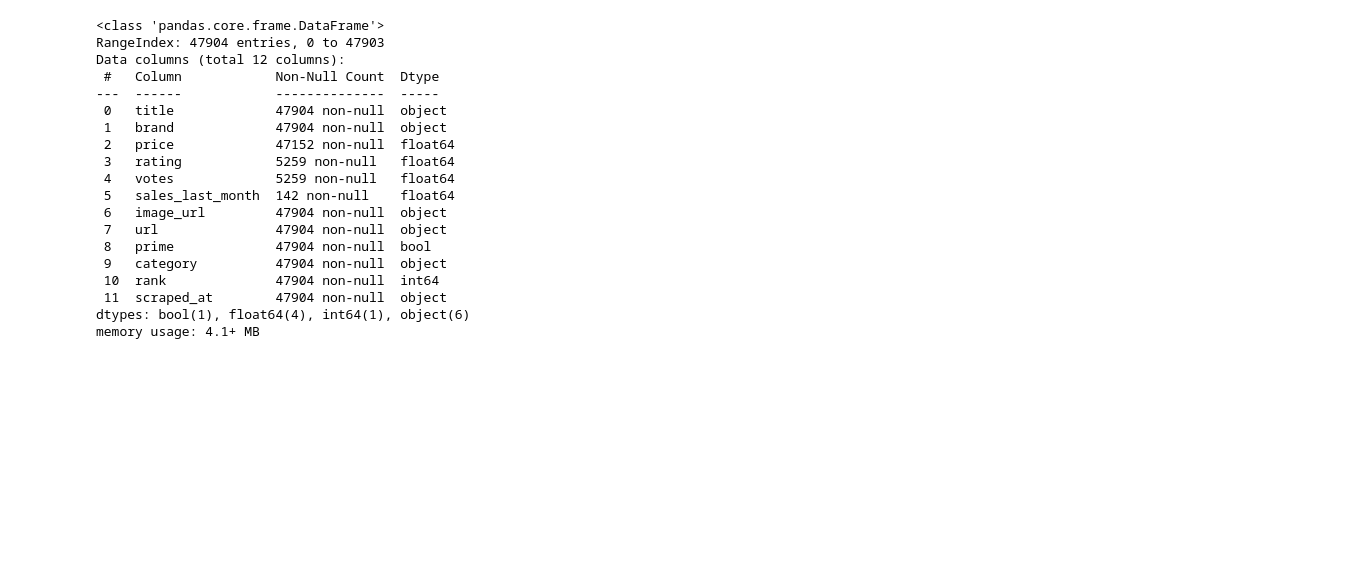
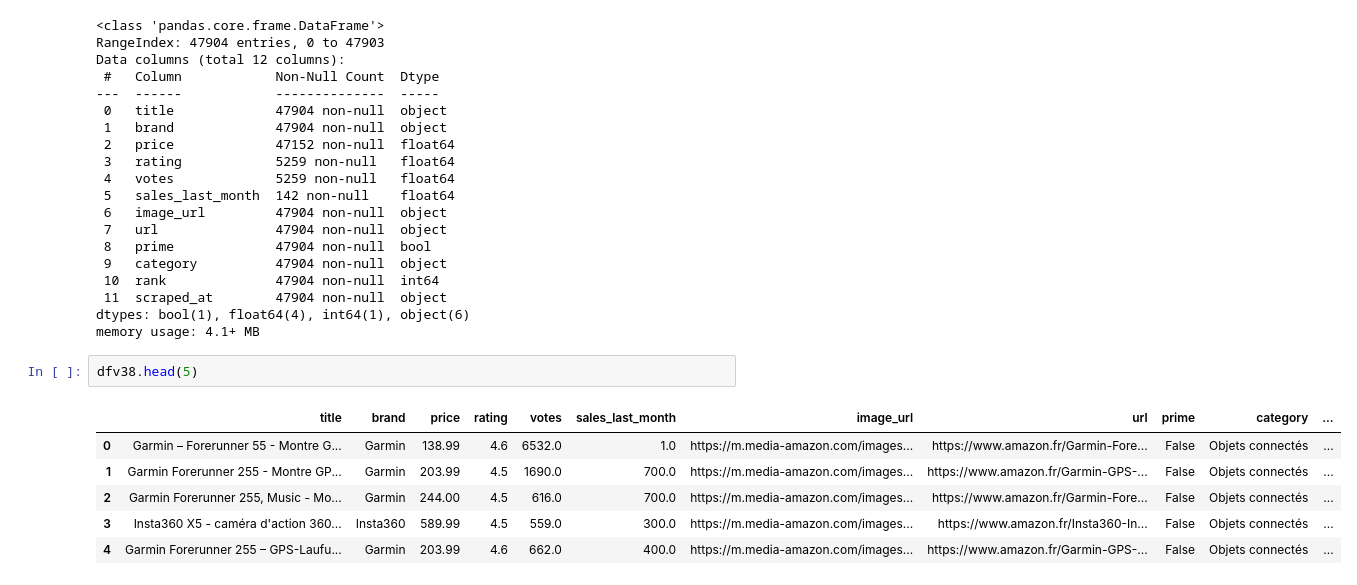
Before and after one commit to Lucas-Garriga/NicheFinder, a Jupyter notebook: notebooks/code.ipynb, the cells around one changed output. Cells and saved outputs as stored; diff of their text form; blank space fills up the shorter version.

```diff
--- a/notebooks/code.ipynb
+++ b/notebooks/code.ipynb
@@ -627,3 +627,12 @@ Data columns (total 12 columns):
  11  scraped_at        47904 non-null  object
 dtypes: bool(1), float64(4), int64(1), object(6)
 memory usage: 4.1+ MB
+# %%
+dfv38.head(5)
+# %% [output]
+|  | title | brand | price | rating | votes | sales_last_month | image_url | url | prime | category | ... |
+| 0 | Garmin – Forerunner 55 - Montre G... | Garmin | 138.99 | 4.6 | 6532.0 | 1.0 | https://m.media-amazon.com/images... | https://www.amazon.fr/Garmin-Fore... | False | Objets connectés | ... |
+| 1 | Garmin Forerunner 255 - Montre GP... | Garmin | 203.99 | 4.5 | 1690.0 | 700.0 | https://m.media-amazon.com/images... | https://www.amazon.fr/Garmin-GPS-... | False | Objets connectés | ... |
+| 2 | Garmin Forerunner 255, Music - Mo... | Garmin | 244.00 | 4.5 | 616.0 | 700.0 | https://m.media-amazon.com/images... | https://www.amazon.fr/Garmin-Fore... | False | Objets connectés | ... |
+| 3 | Insta360 X5 - caméra d'action 360... | Insta360 | 589.99 | 4.5 | 559.0 | 300.0 | https://m.media-amazon.com/images... | https://www.amazon.fr/Insta360-In... | False | Objets connectés | ... |
+| 4 | Garmin Forerunner 255 – GPS-Laufu... | Garmin | 203.99 | 4.6 | 662.0 | 400.0 | https://m.media-amazon.com/images... | https://www.amazon.fr/Garmin-GPS-... | False | Objets connectés | ... |
```
Also changed, not shown: parts of 9 cells of this notebook, 1 other file.
